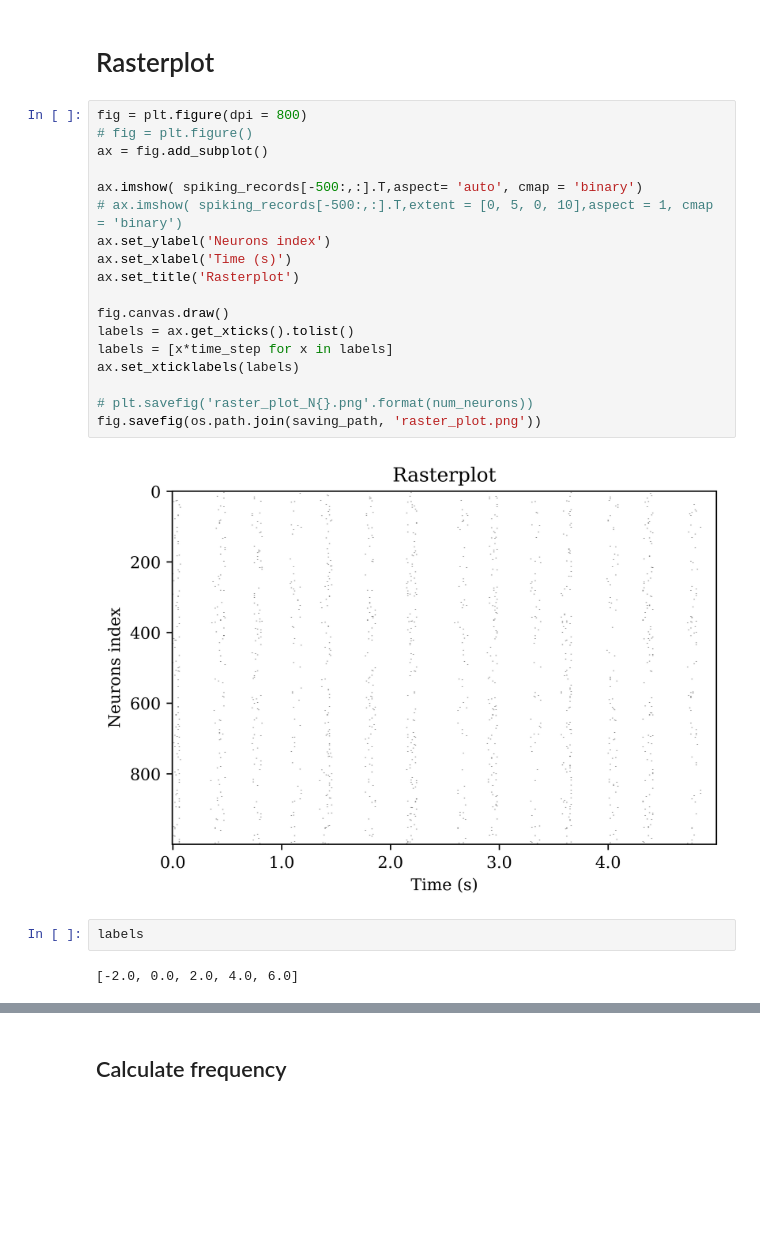
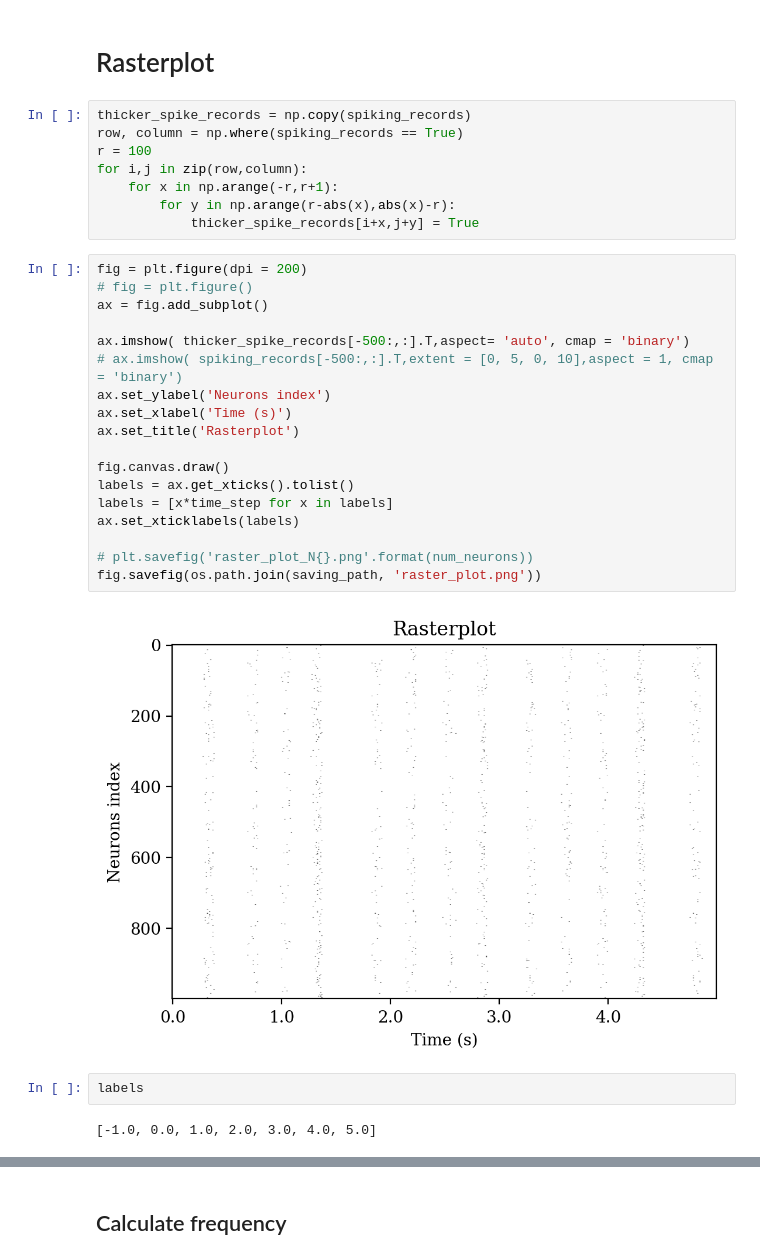
Before and after one commit to mmehrani/master_thesis, a Jupyter notebook: scripts/kuramoto_model_synchoronization_problem/synchronization_problem.ipynb, the cells around one changed output, grey strips where cells are left out. Drawn from its saved outputs; the diff is of its cells as text; blank space fills up the shorter version.

```diff
--- a/scripts/kuramoto_model_synchoronization_problem/synchronization_problem.ipynb
+++ b/scripts/kuramoto_model_synchoronization_problem/synchronization_problem.ipynb
@@ -119,29 +119,37 @@ sigma
 # %% [markdown]
 # Rasterplot
+# %%
+thicker_spike_records = np.copy(spiking_records)
+row, column = np.where(spiking_records == True)
+r = 100
+for i,j in zip(row,column):
+    for x in np.arange(-r,r+1):
+        for y in np.arange(r-abs(x),abs(x)-r):
+            thicker_spike_records[i+x,j+y] = True
 # %%
-fig = plt.figure(dpi = 800)
+fig = plt.figure(dpi = 200)
 # fig = plt.figure()
 ax = fig.add_subplot()
 
-ax.imshow( spiking_records[-500:,:].T,aspect= 'auto', cmap = 'binary')
+ax.imshow( thicker_spike_records[-500:,:].T,aspect= 'auto', cmap = 'binary')
 # ax.imshow( spiking_records[-500:,:].T,extent = [0, 5, 0, 10],aspect = 1, cmap = 'binary')
 ax.set_ylabel('Neurons index')
 ax.set_xlabel('Time (s)')
 ax.set_title('Rasterplot')
 
 fig.canvas.draw()
 labels = ax.get_xticks().tolist()
 labels = [x*time_step for x in labels]
 ax.set_xticklabels(labels)
 
 # plt.savefig('raster_plot_N{}.png'.format(num_neurons))
 fig.savefig(os.path.join(saving_path, 'raster_plot.png'))
 # %% [output]
-[figure, old version]
+[figure, new version]
 # %%
 labels
 # %% [output]
-[-2.0, 0.0, 2.0, 4.0, 6.0]
+[-1.0, 0.0, 1.0, 2.0, 3.0, 4.0, 5.0]
 # %%
 plt.plot(np.sum( spiking_records, axis = 1))
 # %% [output]
```
Also changed, not shown: parts of 7 cells of this notebook, 3 other files.
